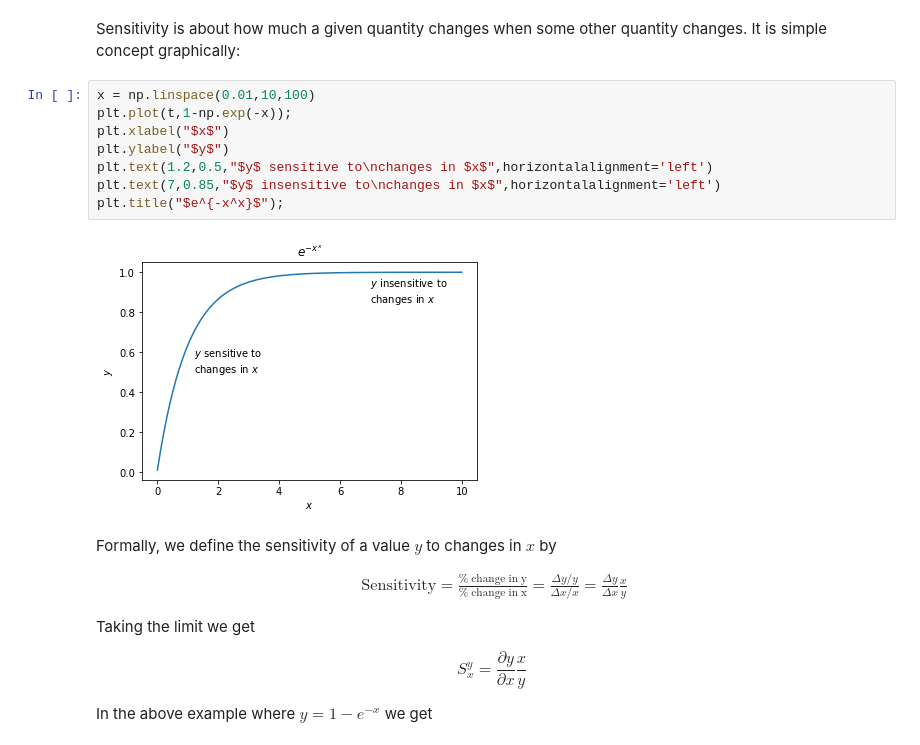
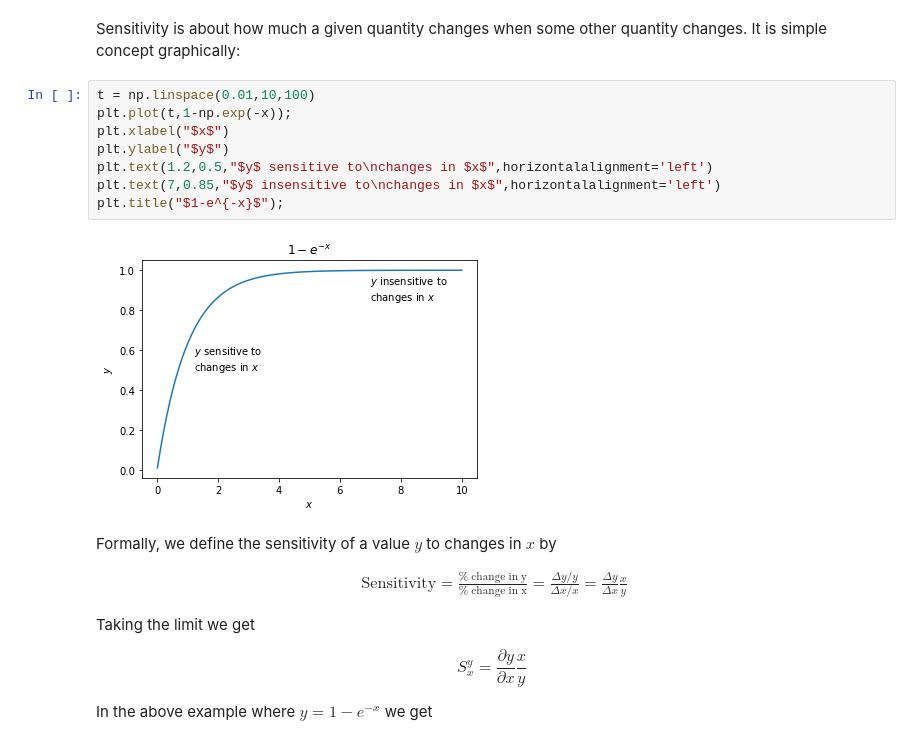
Before and after one commit to klavins/ECE447, a Jupyter notebook: lectures/sensitivity.ipynb, the cells around one changed output. Drawn from its saved outputs; the diff is of its cells as text.

```diff
--- a/lectures/sensitivity.ipynb
+++ b/lectures/sensitivity.ipynb
@@ -31,15 +31,15 @@ init_printing(use_latex='mathjax')
 # %% [markdown]
 Sensitivity is about how much a given quantity changes when some other quantity changes. It is simple concept graphically:
 # %%
-x = np.linspace(0.01,10,100)
+t = np.linspace(0.01,10,100)
 plt.plot(t,1-np.exp(-x));
 plt.xlabel("$x$")
 plt.ylabel("$y$")
 plt.text(1.2,0.5,"$y$ sensitive to\nchanges in $x$",horizontalalignment='left')
 plt.text(7,0.85,"$y$ insensitive to\nchanges in $x$",horizontalalignment='left')
-plt.title("$e^{-x^x}$");
+plt.title("$1-e^{-x}$");
 # %% [output]
-[figure, old version]
+[figure, new version]
 # %% [markdown]
 Formally, we define the sensitivity of a value $y$ to changes in $x$ by
 
```
Also changed, not shown: parts of 3 cells of this notebook, 1 other file.
